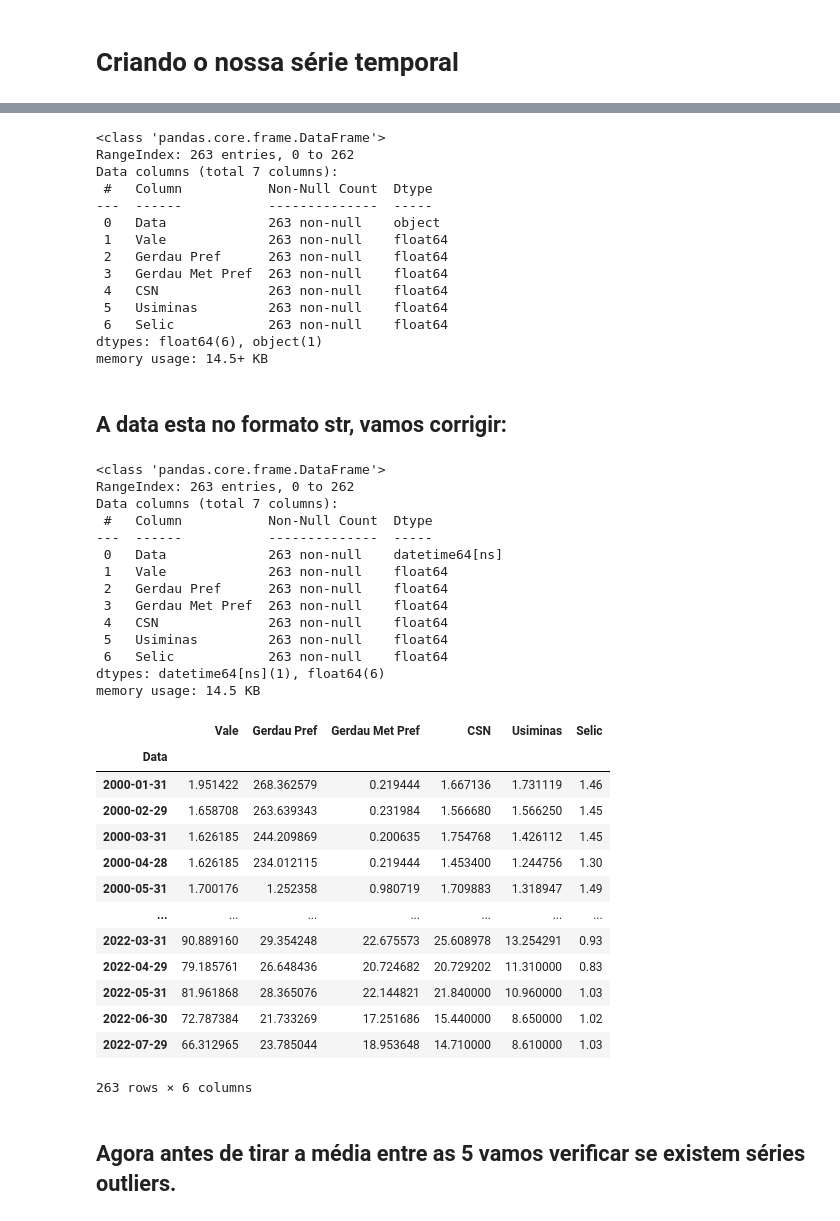
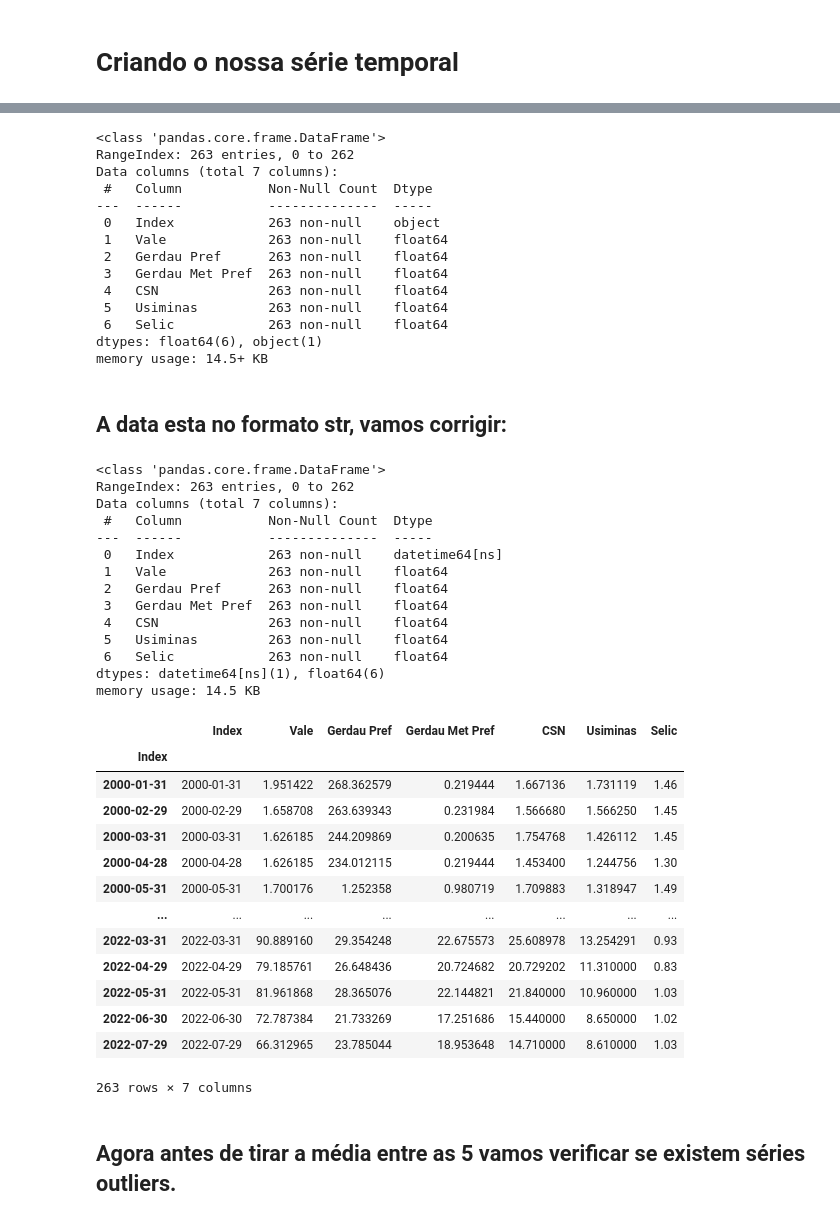
Before and after one commit to kauebr/Insights, a Jupyter notebook: Setor Siderúrgico Nacional/2 Entrega - Cliclo 2/Passo 06 - Análise exploratória/Jupyter Notebooks/Analise exploratória.ipynb, the cells around one changed output, grey strips where cells are left out. Drawn from its saved outputs; the diff is of its cells as text; code cells hidden in the pictures.

```diff
--- a/Setor Siderúrgico Nacional/2 Entrega - Cliclo 2/Passo 06 - Análise exploratória/Jupyter Notebooks/Analise exploratória.ipynb
+++ b/Setor Siderúrgico Nacional/2 Entrega - Cliclo 2/Passo 06 - Análise exploratória/Jupyter Notebooks/Analise exploratória.ipynb
@@ -28,5 +30,6 @@ dir = 'C:/Users/manda/OneDrive/Documents/GitHub/Insights/Setor Siderúrgico Naci
 df = pd.read_csv(dir, skiprows=1, encoding='UTF8')
 # Dropando coluna desnecessária
 df = df.drop(columns=['Unnamed: 0'])
+df.rename(columns={'Data': 'Index'}, inplace = True)
 df
 # %% [output]
@@ -51,7 +54,7 @@ RangeIndex: 263 entries, 0 to 262
 Data columns (total 7 columns):
  #   Column           Non-Null Count  Dtype
 ---  ------           --------------  -----
- 0   Data             263 non-null    object
+ 0   Index            263 non-null    object
  1   Vale             263 non-null    float64
  2   Gerdau Pref      263 non-null    float64
  3   Gerdau Met Pref  263 non-null    float64
@@ -64,7 +67,7 @@ memory usage: 14.5+ KB
 ## A data esta no formato str, vamos corrigir:
 # %%
 # Transformando a coluna 'Data' em 'TimeStamp'
-df['Data']= pd.to_datetime(df['Data'])
+df['Index']= pd.to_datetime(df['Index'])
 # %%
 df.info()
 # %% [output]
@@ -73,7 +76,7 @@ RangeIndex: 263 entries, 0 to 262
 Data columns (total 7 columns):
  #   Column           Non-Null Count  Dtype
 ---  ------           --------------  -----
- 0   Data             263 non-null    datetime64[ns]
+ 0   Index            263 non-null    datetime64[ns]
  1   Vale             263 non-null    float64
  2   Gerdau Pref      263 non-null    float64
  3   Gerdau Met Pref  263 non-null    float64
@@ -84,25 +87,24 @@ dtypes: datetime64[ns](1), float64(6)
 memory usage: 14.5 KB
 # %%
 # Transformando a coluna 'Data' em DateTimeIndex
-index = pd.DatetimeIndex(df['Data'])
+index = pd.DatetimeIndex(df['Index'])
 df.set_index(index, inplace=True)
-df.drop(columns=['Data'], inplace=True)
 df
 # %% [output]
-|  | Vale | Gerdau Pref | Gerdau Met Pref | CSN | Usiminas | Selic |
-| Data |  |  |  |  |  |  |
-| 2000-01-31 | 1.951422 | 268.362579 | 0.219444 | 1.667136 | 1.731119 | 1.46 |
-| 2000-02-29 | 1.658708 | 263.639343 | 0.231984 | 1.566680 | 1.566250 | 1.45 |
-| 2000-03-31 | 1.626185 | 244.209869 | 0.200635 | 1.754768 | 1.426112 | 1.45 |
-| 2000-04-28 | 1.626185 | 234.012115 | 0.219444 | 1.453400 | 1.244756 | 1.30 |
-| 2000-05-31 | 1.700176 | 1.252358 | 0.980719 | 1.709883 | 1.318947 | 1.49 |
-| ... | ... | ... | ... | ... | ... | ... |
-| 2022-03-31 | 90.889160 | 29.354248 | 22.675573 | 25.608978 | 13.254291 | 0.93 |
-| 2022-04-29 | 79.185761 | 26.648436 | 20.724682 | 20.729202 | 11.310000 | 0.83 |
-| 2022-05-31 | 81.961868 | 28.365076 | 22.144821 | 21.840000 | 10.960000 | 1.03 |
-| 2022-06-30 | 72.787384 | 21.733269 | 17.251686 | 15.440000 | 8.650000 | 1.02 |
-| 2022-07-29 | 66.312965 | 23.785044 | 18.953648 | 14.710000 | 8.610000 | 1.03 |
+|  | Index | Vale | Gerdau Pref | Gerdau Met Pref | CSN | Usiminas | Selic |
+| Index |  |  |  |  |  |  |  |
+| 2000-01-31 | 2000-01-31 | 1.951422 | 268.362579 | 0.219444 | 1.667136 | 1.731119 | 1.46 |
+| 2000-02-29 | 2000-02-29 | 1.658708 | 263.639343 | 0.231984 | 1.566680 | 1.566250 | 1.45 |
+| 2000-03-31 | 2000-03-31 | 1.626185 | 244.209869 | 0.200635 | 1.754768 | 1.426112 | 1.45 |
+| 2000-04-28 | 2000-04-28 | 1.626185 | 234.012115 | 0.219444 | 1.453400 | 1.244756 | 1.30 |
+| 2000-05-31 | 2000-05-31 | 1.700176 | 1.252358 | 0.980719 | 1.709883 | 1.318947 | 1.49 |
+| ... | ... | ... | ... | ... | ... | ... | ... |
+| 2022-03-31 | 2022-03-31 | 90.889160 | 29.354248 | 22.675573 | 25.608978 | 13.254291 | 0.93 |
+| 2022-04-29 | 2022-04-29 | 79.185761 | 26.648436 | 20.724682 | 20.729202 | 11.310000 | 0.83 |
+| 2022-05-31 | 2022-05-31 | 81.961868 | 28.365076 | 22.144821 | 21.840000 | 10.960000 | 1.03 |
+| 2022-06-30 | 2022-06-30 | 72.787384 | 21.733269 | 17.251686 | 15.440000 | 8.650000 | 1.02 |
+| 2022-07-29 | 2022-07-29 | 66.312965 | 23.785044 | 18.953648 | 14.710000 | 8.610000 | 1.03 |
-263 rows × 6 columns
+263 rows × 7 columns
 # %% [markdown]
 ## Agora antes de tirar a média entre as 5 vamos verificar se existem séries outliers.
 # %%
```
Also changed, not shown: parts of 8 cells of this notebook.
